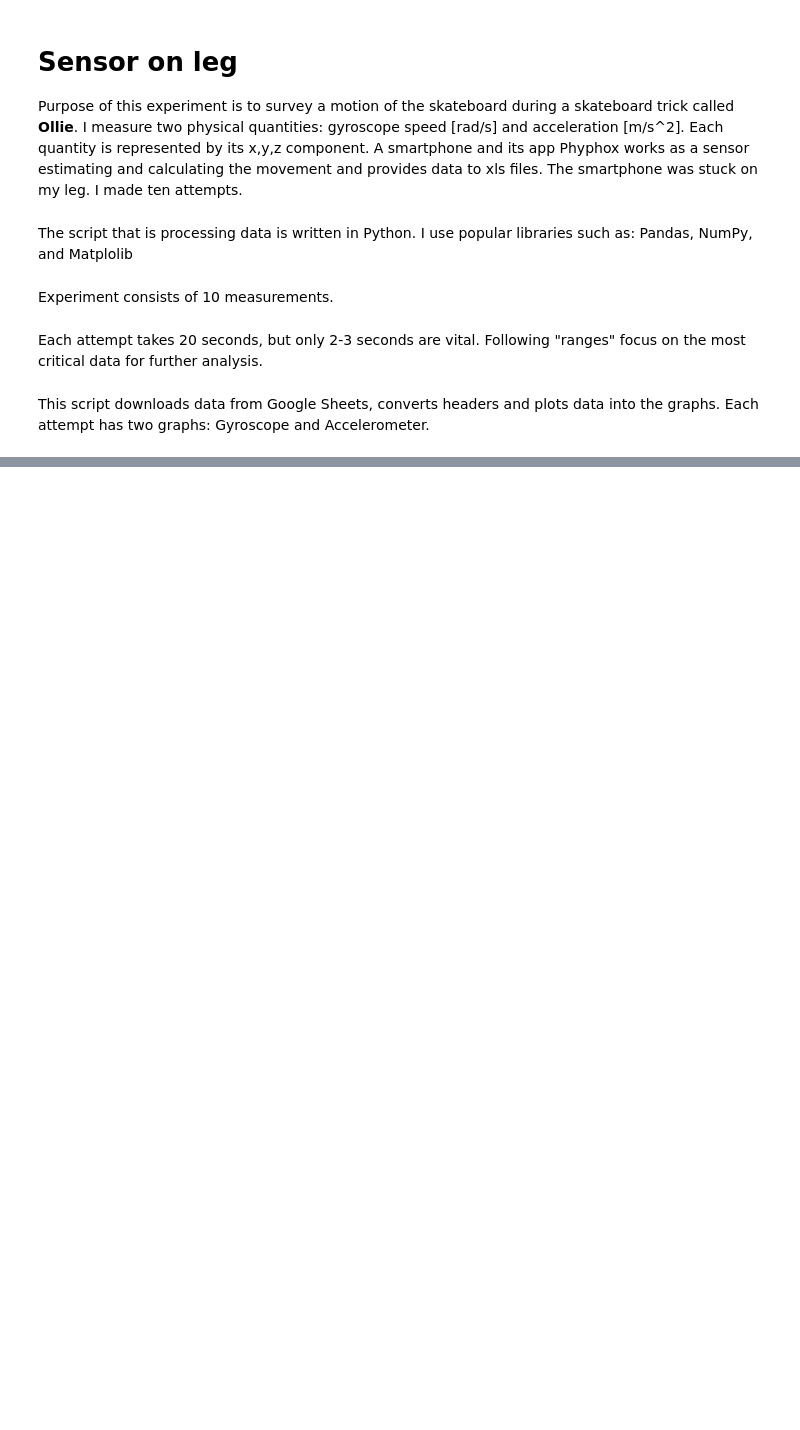
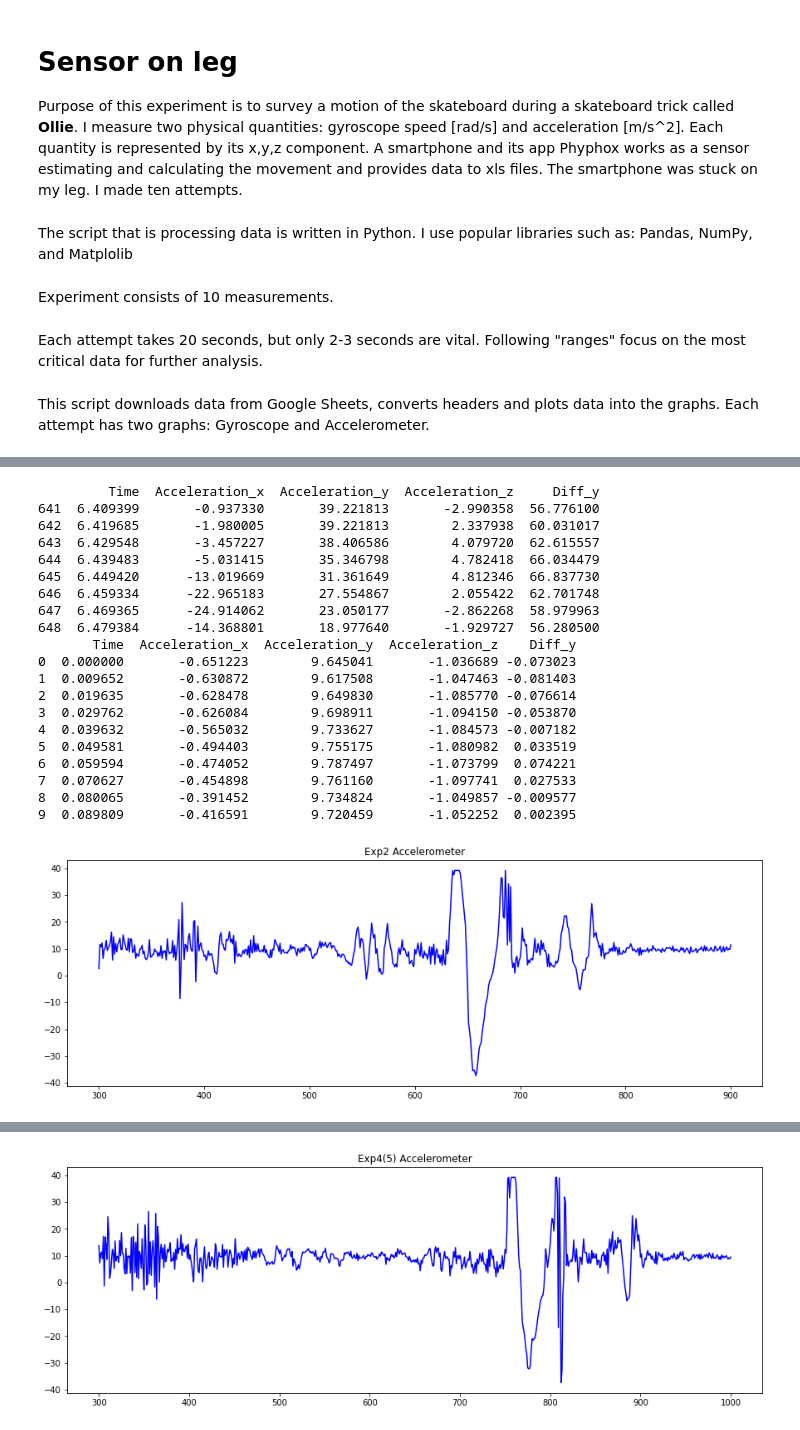
Before and after one commit to TD27/Project_Skateboard, a Jupyter notebook: Data_processing-sensor_on_leg.ipynb, the cells around one changed output, grey strips where cells are left out. Cells and saved outputs as stored; diff of their text form; code cells hidden in the pictures; blank space fills up the shorter version.

```diff
--- a/Data_processing-sensor_on_leg.ipynb
+++ b/Data_processing-sensor_on_leg.ipynb
@@ -71,3 +88,23 @@ def import_from_google (ID,name):
         data.columns = [c.replace('_(s)', '') for c in data.columns]
 
     return data
+
+def print_graph (prefix,title,graphdata):
+    plt.figure(figsize=(15,5))
+    if title=="Gyroscope":
+        title=prefix+" "+title
+        plt.title(title)
+        plt.plot(graphdata.Time, graphdata.Gyroscope_x, color="red")
+        plt.plot(graphdata.Time, graphdata.Gyroscope_y, color="blue")
+        plt.plot(graphdata.Time, graphdata.Gyroscope_z, color="green")
+        plt.show()
+    if title=="Accelerometer":
+        title=prefix+" "+title
+        plt.title(title)
+#        plt.plot(graphdata.index, graphdata.Acceleration_x, color="red")
+        plt.plot(graphdata.index, graphdata.Acceleration_y, color="blue")
+#        plt.plot(graphdata.index, graphdata.Acceleration_z, color="green")
+#        plt.plot(graphdata.index, graphdata.mean_y, color="yellow")
+        plt.show()
+    else:
+        print("NONE")
@@ -114,0 +111,52 @@ for i in URL_keys_leg:
+# %%
+
+for i in URL_keys_leg:
+    if classification[i]=="good":
+        data_gyr = import_from_google(URL_keys_leg[i],"Gyroscope")
+        data_acc = import_from_google(URL_keys_leg[i],"Accelerometer")
+
+        data_acc["Diff_y"]=data_acc['Acceleration_y'].diff(periods=-10)
+#        graphdata_acc["Diff_y"]=graphdata_acc["Diff_y"].abs()
+
+#        data_acc["mean_y"]=data_acc['Acceleration_y'].diff(periods=-1)+data_acc['Acceleration_y']
+
+#        graphdata_gyr["Diff_time"]=graphdata_gyr['Time'].diff(periods=-1)
+#        graphdata_gyr=graphdata_gyr.round({"Time":2})
+#        graphdata_acc=graphdata_acc.round({"Time":2})
+
+        slope=data_acc.loc[data_acc["Diff_y"]>50]
+
+        print(slope)
+#        print(graphdata_gyr.head(n=5))
+        print(data_acc.head(n=10))
+
+
+
+        a,b=ranges[i]
+        graphdata_gyr=data_gyr.loc[a:b,:]
+        graphdata_acc=data_acc.loc[a:b,:]
+
+#        print_graph(i,"Gyroscope",graphdata_gyr)
+        print_graph(i,"Accelerometer",graphdata_acc)
+# %% [output]
+         Time  Acceleration_x  Acceleration_y  Acceleration_z     Diff_y
+641  6.409399       -0.937330       39.221813       -2.990358  56.776100
+642  6.419685       -1.980005       39.221813        2.337938  60.031017
+643  6.429548       -3.457227       38.406586        4.079720  62.615557
+644  6.439483       -5.031415       35.346798        4.782418  66.034479
+645  6.449420      -13.019669       31.361649        4.812346  66.837730
+646  6.459334      -22.965183       27.554867        2.055422  62.701748
+647  6.469365      -24.914062       23.050177       -2.862268  58.979963
+648  6.479384      -14.368801       18.977640       -1.929727  56.280500
+       Time  Acceleration_x  Acceleration_y  Acceleration_z    Diff_y
+0  0.000000       -0.651223        9.645041       -1.036689 -0.073023
+1  0.009652       -0.630872        9.617508       -1.047463 -0.081403
+2  0.019635       -0.628478        9.649830       -1.085770 -0.076614
+3  0.029762       -0.626084        9.698911       -1.094150 -0.053870
+4  0.039632       -0.565032        9.733627       -1.084573 -0.007182
+5  0.049581       -0.494403        9.755175       -1.080982  0.033519
+6  0.059594       -0.474052        9.787497       -1.073799  0.074221
+7  0.070627       -0.454898        9.761160       -1.097741  0.027533
+8  0.080065       -0.391452        9.734824       -1.049857 -0.009577
+9  0.089809       -0.416591        9.720459       -1.052252  0.002395
+[figure, added]
@@ -114,0 +182 @@ for i in URL_keys_leg:
+[figure, added]
```
Also changed, not shown: parts of 3 cells of this notebook.
